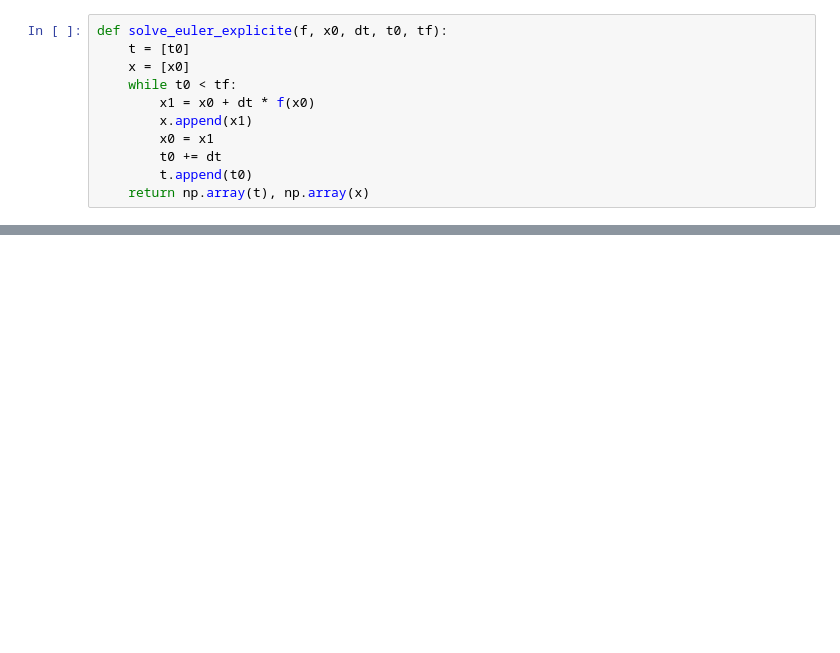
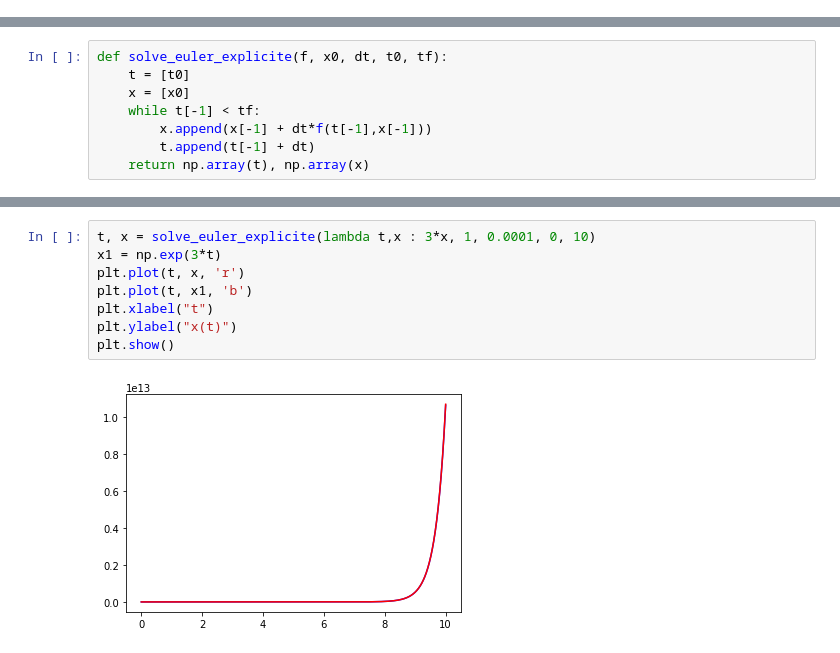
Before and after one commit to cwotawa/Projet-math-info-2, a Jupyter notebook: Projet_2.ipynb, the cells around one changed output, grey strips where cells are left out. Saved outputs shown, nothing was run; the diff lists cells and outputs as text; blank space fills up the shorter version.

```diff
--- a/Projet_2.ipynb
+++ b/Projet_2.ipynb
@@ -71,11 +0,0 @@ TypeError: only size-1 arrays can be converted to Python scalars
-# %%
-def solve_euler_explicite(f, x0, dt, t0, tf):
-    t = [t0]
-    x = [x0]
-    while t0 < tf:
-        x1 = x0 + dt * f(x0)
-        x.append(x1)
-        x0 = x1
-        t0 += dt
-        t.append(t0)
-    return np.array(t), np.array(x)
@@ -111,0 +225,8 @@ solve_euler_implicite(lambda x : 3*x, 0.5, 1, 0, 10)
+# %%
+def solve_euler_explicite(f, x0, dt, t0, tf):
+    t = [t0]
+    x = [x0]
+    while t[-1] < tf:
+        x.append(x[-1] + dt*f(t[-1],x[-1]))
+        t.append(t[-1] + dt)
+    return np.array(t), np.array(x)
@@ -111,0 +244,10 @@ solve_euler_implicite(lambda x : 3*x, 0.5, 1, 0, 10)
+# %%
+t, x = solve_euler_explicite(lambda t,x : 3*x, 1, 0.0001, 0, 10)
+x1 = np.exp(3*t)
+plt.plot(t, x, 'r')
+plt.plot(t, x1, 'b')
+plt.xlabel("t")
+plt.ylabel("x(t)")
+plt.show()
+# %% [output]
+[figure, added]
```
Also changed, not shown: parts of 41 cells of this notebook.
